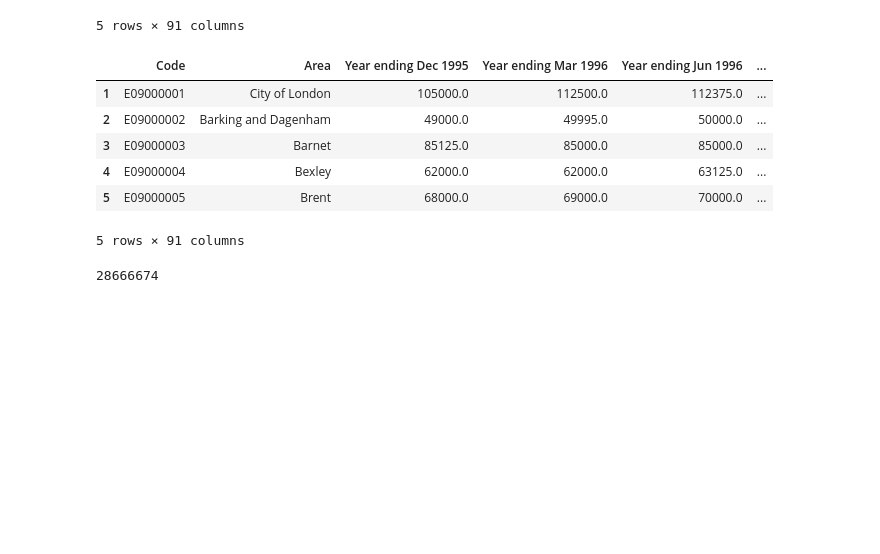
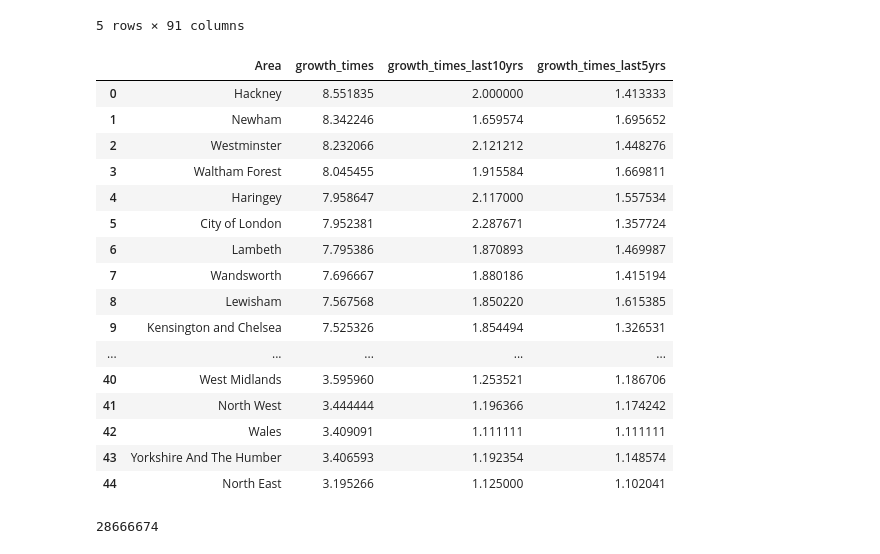
Before and after one commit to ttcielott/geospatial_visualization_london_property, a Jupyter notebook: London_Property_Market_Trend.ipynb, the cells around one changed output. Cells and saved outputs as stored; diff of their text form; code cells hidden in the pictures; blank space fills up the shorter version.

```diff
--- a/London_Property_Market_Trend.ipynb
+++ b/London_Property_Market_Trend.ipynb
@@ -48,17 +58,31 @@ df.head()
 | 4 | E09000004 | Bexley | 62000.0 | 62000.0 | 63125.0 | ... |
 5 rows × 91 columns
 # %%
-df.drop(index = 0, inplace = True)
+df.dropna(how='all', inplace = True)
-# %%
-df.head()
-# %% [output]
-|  | Code | Area | Year ending Dec 1995 | Year ending Mar 1996 | Year ending Jun 1996 | ... |
-| 1 | E09000001 | City of London | 105000.0 | 112500.0 | 112375.0 | ... |
-| 2 | E09000002 | Barking and Dagenham | 49000.0 | 49995.0 | 50000.0 | ... |
-| 3 | E09000003 | Barnet | 85125.0 | 85000.0 | 85000.0 | ... |
-| 4 | E09000004 | Bexley | 62000.0 | 62000.0 | 63125.0 | ... |
-| 5 | E09000005 | Brent | 68000.0 | 69000.0 | 70000.0 | ... |
-5 rows × 91 columns
+# %%
+df2 = df.copy()
+df2['growth_times'] = df2['Year ending Sep 2017']/ df2['Year ending Dec 1995']
+df2['growth_times_last10yrs'] = df2['Year ending Sep 2017']/ df2['Year ending Dec 2008']
+df2['growth_times_last5yrs'] = df2['Year ending Sep 2017']/ df2['Year ending Dec 2013']
+df2[['Area', 'growth_times', 'growth_times_last10yrs', 'growth_times_last5yrs']].sort_values(['growth_times'], ascending = False).reset_index(drop = True)
+# %% [output]
+|  | Area | growth_times | growth_times_last10yrs | growth_times_last5yrs |
+| 0 | Hackney | 8.551835 | 2.000000 | 1.413333 |
+| 1 | Newham | 8.342246 | 1.659574 | 1.695652 |
+| 2 | Westminster | 8.232066 | 2.121212 | 1.448276 |
+| 3 | Waltham Forest | 8.045455 | 1.915584 | 1.669811 |
+| 4 | Haringey | 7.958647 | 2.117000 | 1.557534 |
+| 5 | City of London | 7.952381 | 2.287671 | 1.357724 |
+| 6 | Lambeth | 7.795386 | 1.870893 | 1.469987 |
+| 7 | Wandsworth | 7.696667 | 1.880186 | 1.415194 |
+| 8 | Lewisham | 7.567568 | 1.850220 | 1.615385 |
+| 9 | Kensington and Chelsea | 7.525326 | 1.854494 | 1.326531 |
+| ... | ... | ... | ... | ... |
+| 40 | West Midlands | 3.595960 | 1.253521 | 1.186706 |
+| 41 | North West | 3.444444 | 1.196366 | 1.174242 |
+| 42 | Wales | 3.409091 | 1.111111 | 1.111111 |
+| 43 | Yorkshire And The Humber | 3.406593 | 1.192354 | 1.148574 |
+| 44 | North East | 3.195266 | 1.125000 | 1.102041 |
 # %%
 # download the key GIS boundary files
 re2 = requests.get('https://data.london.gov.uk/download/statistical-gis-boundary-files-london/9ba8c833-6370-4b11-abdc-314aa020d5e0/statistical-gis-boundaries-london.zip')
```
Also changed, not shown: parts of 69 cells of this notebook.
